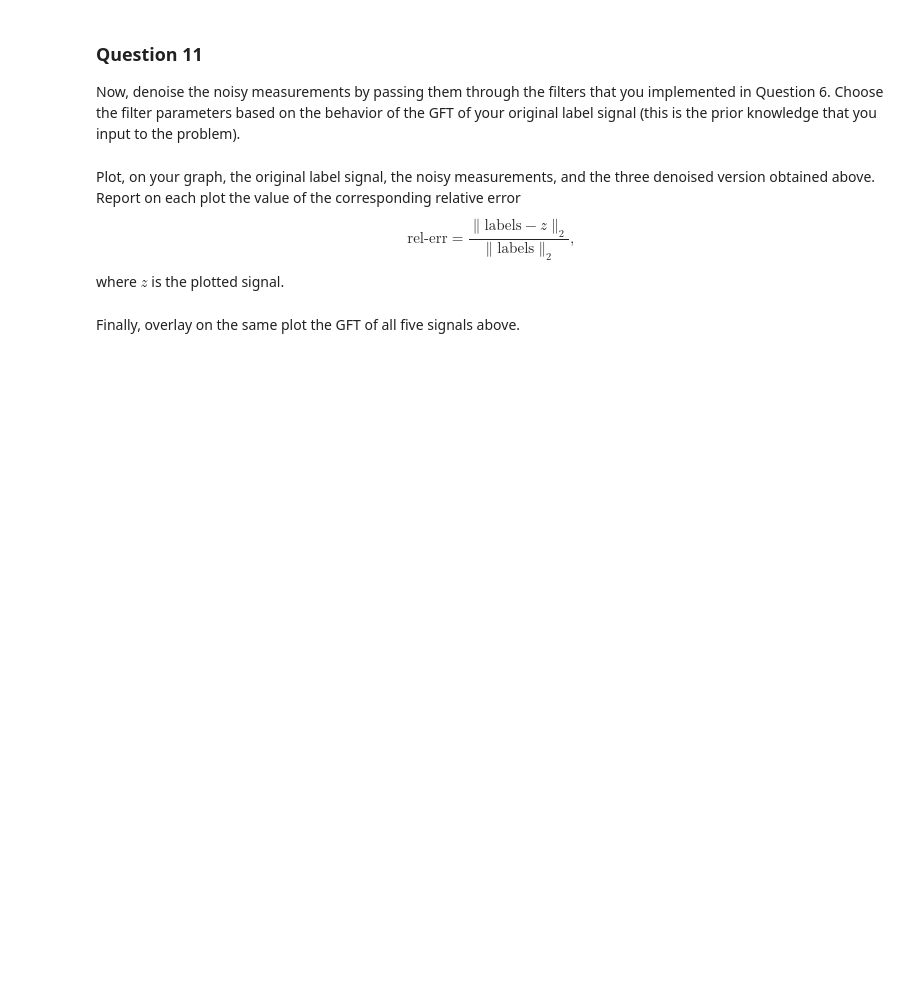
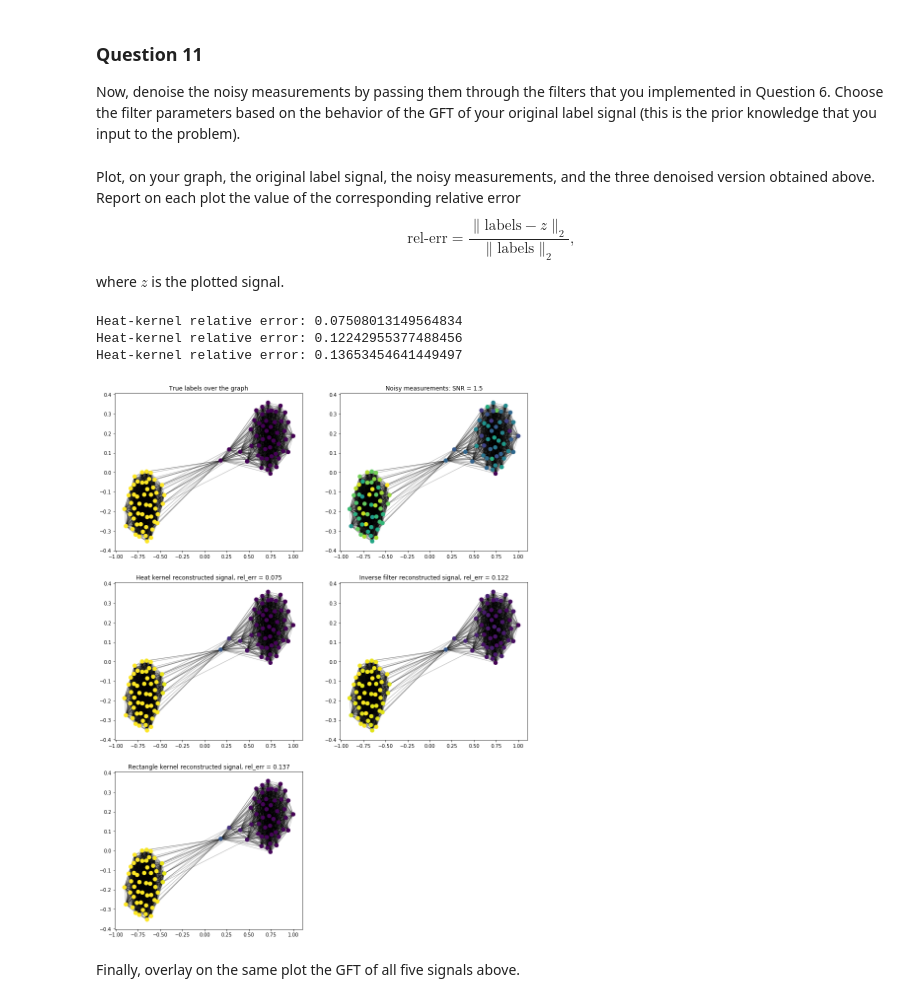
Before and after one commit to AgentAGadge/ntds_2018, a Jupyter notebook: milestones/4_graph_signal_processing.ipynb, the cells around one changed output. Saved outputs shown, nothing was run; the diff lists cells and outputs as text; code cells hidden in the pictures; blank space fills up the shorter version.

```diff
--- a/milestones/4_graph_signal_processing.ipynb
+++ b/milestones/4_graph_signal_processing.ipynb
@@ -370,3 +365,11 @@ z_rect_denoised = # Your code here.
+# %%
+t_heat = 0.3
+t_inv = 0.5
+l_min_rect = 0.49
+l_max_rect = 0.493
+z_heat_denoised = graph_filter(noisy_measurements, heat_kernel, e=e, t=t_heat)
+z_inv_denoised = graph_filter(noisy_measurements, inverse_kernel, e=e, t=t_inv)
+z_rect_denoised = graph_filter(noisy_measurements, rectangle_kernel, e=e, l_min=l_min_rect, l_max=l_max_rect)
 # %% [markdown]
 Plot, on your graph, the original label signal, the noisy measurements, and the three denoised version obtained above. Report on each plot the value of the corresponding relative error
 $$
@@ -378,2 +379,50 @@ where $z$ is the plotted signal.
+# %%
+"""
+Given the ground truth vector 'labels' and its estimate 'z', computes the relative error.
+Arguments:
+    ground_truth: random vector 'labels' of length 100, that we are trying to identify
+    estimate: our estimate of the actual vector 'labels'
+"""
+def relative_error(labels, z):
+    assert labels.size == z.size
+    numerator = np.linalg.norm(labels - z)
+    denominator = np.linalg.norm(labels)
+    return numerator / denominator
+# %%
+# Your code here.
+heat_rel_err = relative_error(labels, z_heat_denoised)
+inv_rel_err = relative_error(labels, z_inv_denoised)
+rect_rel_err = relative_error(labels, z_rect_denoised)
+
+plt.figure(figsize= (15,20))
+plt.subplot(321)
+plt.title("True labels over the graph")
+nx.draw_networkx_nodes(graph, coords, node_size=60, node_color=labels)
+nx.draw_networkx_edges(graph, coords, alpha=0.3)
+plt.subplot(322)
+plt.title("Noisy measurements: SNR = 1.5")
+nx.draw_networkx_nodes(graph, coords, node_size=60, node_color=noisy_measurements)
+nx.draw_networkx_edges(graph, coords, alpha=0.3)
+plt.subplot(323)
+plt.title(f"Heat kernel reconstructed signal, rel_err = {heat_rel_err:.3f}")
+nx.draw_networkx_nodes(graph, coords, node_size=60, node_color=z_heat_denoised)
+nx.draw_networkx_edges(graph, coords, alpha=0.3)
+plt.subplot(324)
+plt.title(f"Inverse filter reconstructed signal, rel_err = {inv_rel_err:.3f}")
+nx.draw_networkx_nodes(graph, coords, node_size=60, node_color=z_inv_denoised)
+nx.draw_networkx_edges(graph, coords, alpha=0.3)
+plt.subplot(325)
+plt.title(f"Rectangle kernel reconstructed signal, rel_err = {rect_rel_err:.3f}")
+nx.draw_networkx_nodes(graph, coords, node_size=60, node_color=z_rect_denoised)
+nx.draw_networkx_edges(graph, coords, alpha=0.3)
+
+print(f"Heat-kernel relative error: {heat_rel_err}")
+print(f"Heat-kernel relative error: {inv_rel_err}")
+print(f"Heat-kernel relative error: {rect_rel_err}")
+# %% [output]
+Heat-kernel relative error: 0.07508013149564834
+Heat-kernel relative error: 0.12242955377488456
+Heat-kernel relative error: 0.13653454641449497
+[figure, added]
 # %% [markdown]
 Finally, overlay on the same plot the GFT of all five signals above.
```
Also changed, not shown: parts of 10 cells of this notebook.
